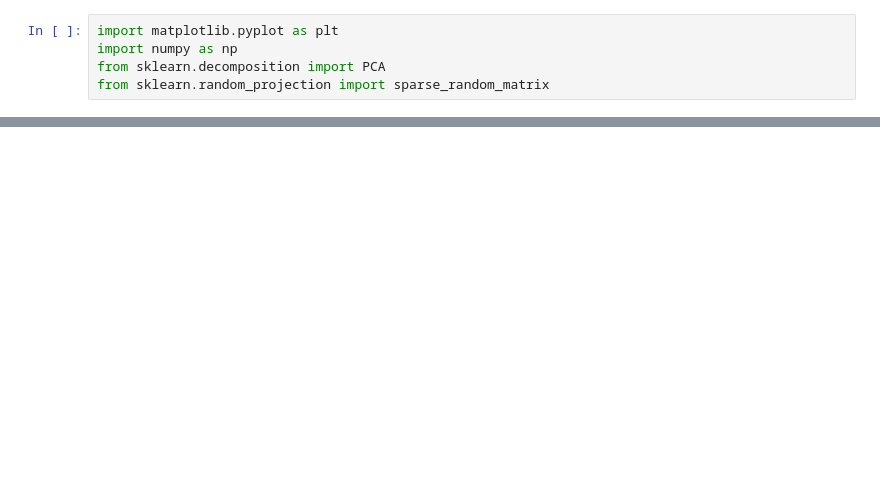
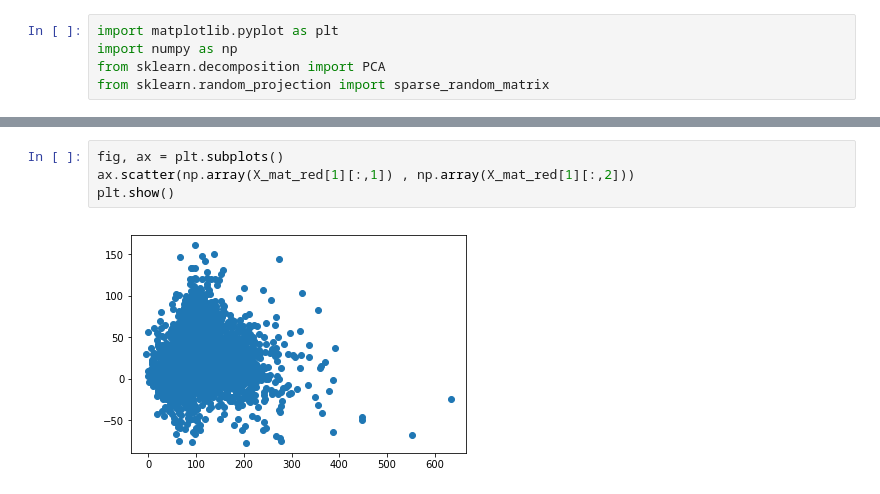
Before and after one commit to achave11-ucsc/GA4GH-MLSpring17, a Jupyter notebook: Proces_Data.ipynb, the cells around one changed output, grey strips where cells are left out. Saved outputs shown, nothing was run; the diff lists cells and outputs as text; blank space fills up the shorter version.

```diff
--- a/Proces_Data.ipynb
+++ b/Proces_Data.ipynb
@@ -44,0 +108,6 @@ from sklearn.random_projection import sparse_random_matrix
+# %%
+fig, ax = plt.subplots()
+ax.scatter(np.array(X_mat_red[1][:,1]) , np.array(X_mat_red[1][:,2]))
+plt.show()
+# %% [output]
+[figure, added]
```
Also changed, not shown: parts of 17 cells of this notebook.
